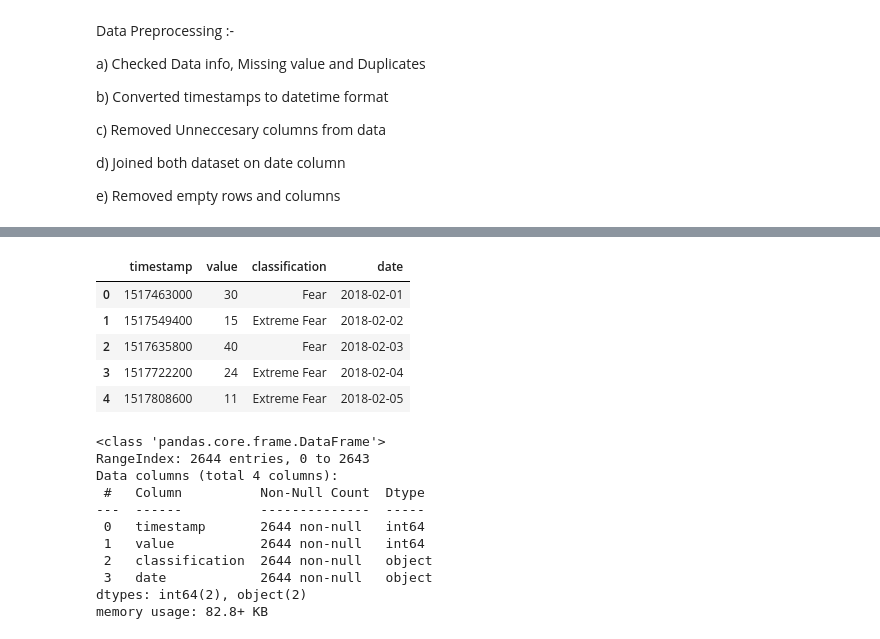
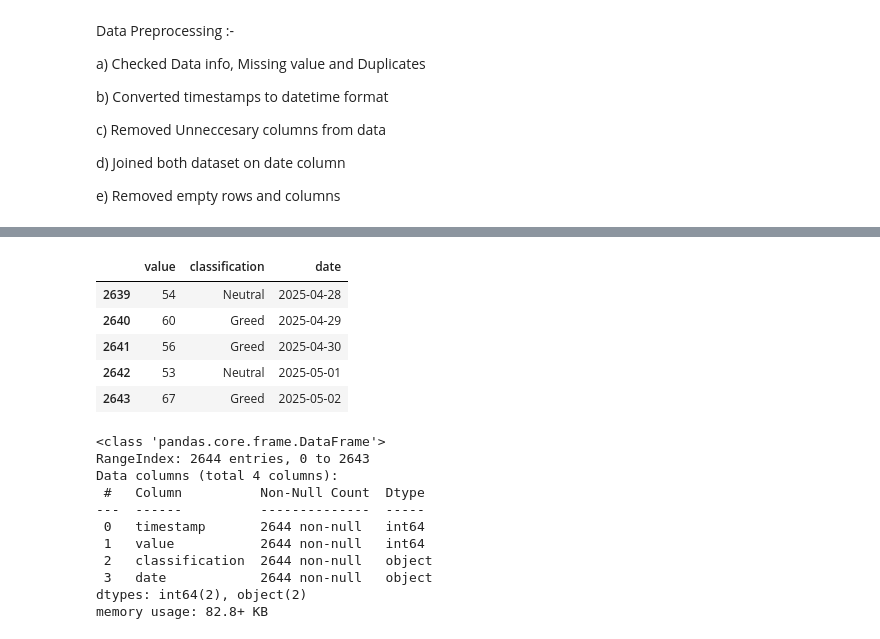
Before and after one commit to Shrey721/Trader-Sentiment-Analysis, a Jupyter notebook: PrimeTradeAssignment.ipynb, the cells around one changed output, grey strips where cells are left out. Drawn from its saved outputs; the diff is of its cells as text; code cells hidden in the pictures.

```diff
--- a/PrimeTradeAssignment.ipynb
+++ b/PrimeTradeAssignment.ipynb
@@ -42,14 +42,14 @@ df1.head()
 | 3 | 0xae5eacaf9c6b9111fd53034a602c192... | @107 | 7.9874 | 142.98 | 1142.04 | BUY | 02-12-2024 22:50 | 1146.558564 | ... |
 | 4 | 0xae5eacaf9c6b9111fd53034a602c192... | @107 | 7.9894 | 8.73 | 69.75 | BUY | 02-12-2024 22:50 | 1289.488521 | ... |
 # %%
-df.head()
+df.tail()
 # %% [output]
-|  | timestamp | value | classification | date |
-| 0 | 1517463000 | 30 | Fear | 2018-02-01 |
-| 1 | 1517549400 | 15 | Extreme Fear | 2018-02-02 |
-| 2 | 1517635800 | 40 | Fear | 2018-02-03 |
-| 3 | 1517722200 | 24 | Extreme Fear | 2018-02-04 |
-| 4 | 1517808600 | 11 | Extreme Fear | 2018-02-05 |
+|  | value | classification | date |
+| 2639 | 54 | Neutral | 2025-04-28 |
+| 2640 | 60 | Greed | 2025-04-29 |
+| 2641 | 56 | Greed | 2025-04-30 |
+| 2642 | 53 | Neutral | 2025-05-01 |
+| 2643 | 67 | Greed | 2025-05-02 |
 # %%
 df.info()
 # %% [output]
```
Also changed, not shown: parts of 2 cells of this notebook.
